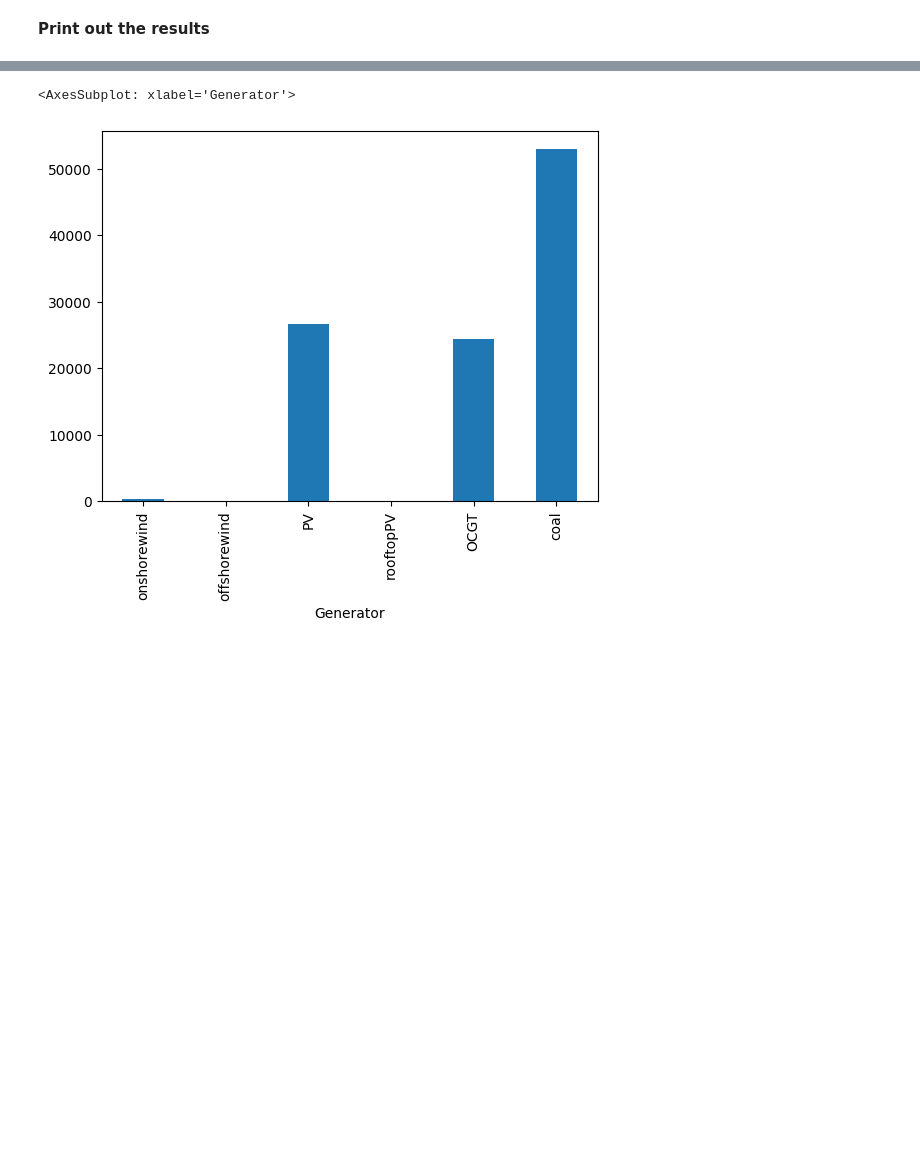
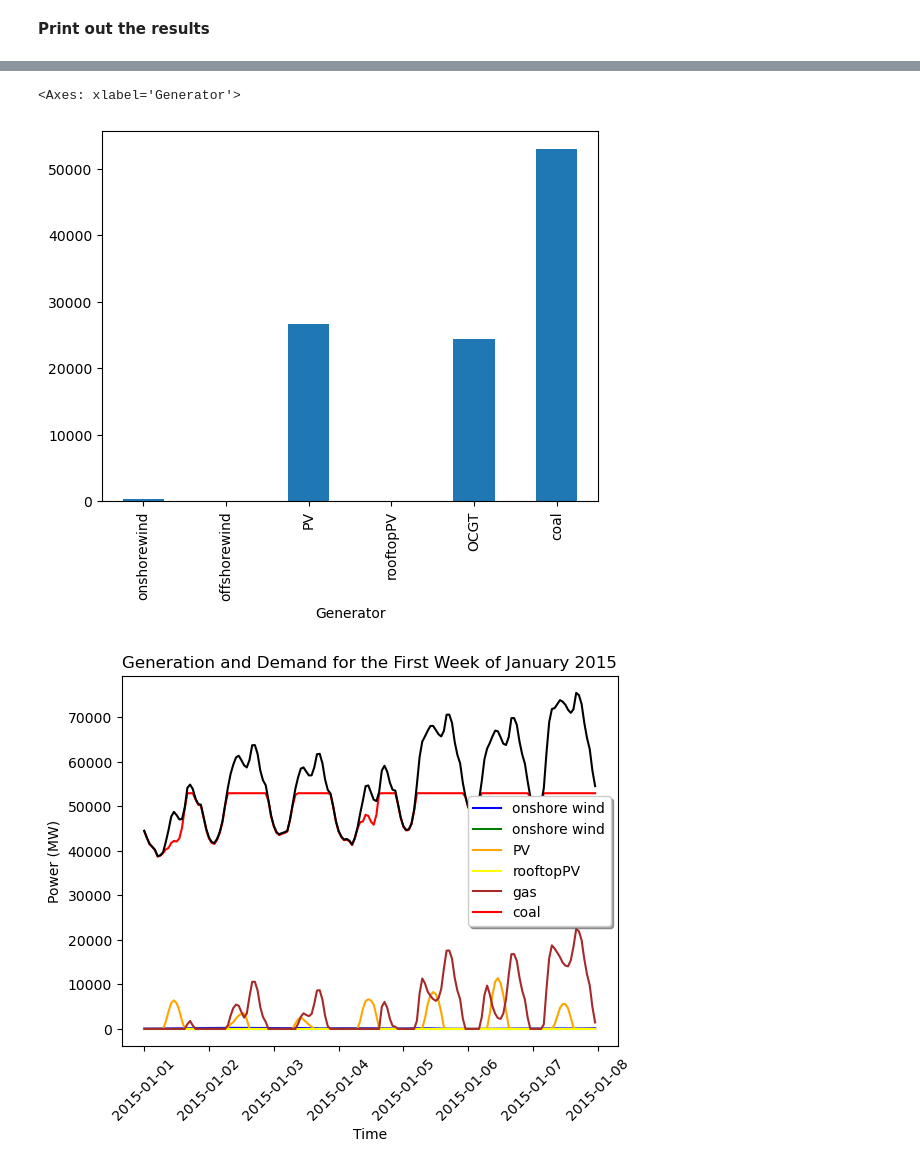
Before and after one commit to alex-catruc/IntegratedEG, a Jupyter notebook: Assignment.ipynb, the cells around one changed output, grey strips where cells are left out. Drawn from its saved outputs; the diff is of its cells as text; code cells hidden in the pictures; blank space fills up the shorter version.

```diff
--- a/Assignment.ipynb
+++ b/Assignment.ipynb
@@ -19,11 +22,11 @@ df_offshorewind = pd.read_csv('data/offshore_wind_1979-2017.csv', sep=';', index
 df_offshorewind.index = pd.to_datetime(df_offshorewind.index)
 
 # load large scale pv data
-df_pv = pd.read_csv('data\pv_optimal.csv', sep=';', index_col=0)
+df_pv = pd.read_csv('data/pv_optimal.csv', sep=';', index_col=0)
 df_pv.index = pd.to_datetime(df_pv.index)
 
 # load rooftop pv data
-df_rooftop = pd.read_csv('data\pv_rooftop.csv', sep=';', index_col=0)
+df_rooftop = pd.read_csv('data/pv_rooftop.csv', sep=';', index_col=0)
 df_rooftop.index = pd.to_datetime(df_rooftop.index)
 # %% [output]
 utc_time
@@ -218,5 +209,29 @@ Name: p_nom_opt, dtype: float64
 generators = network.generators.p_nom_opt # in MW
 generators.plot.bar()
 # %% [output]
-<AxesSubplot: xlabel='Generator'>
+<Axes: xlabel='Generator'>
 [figure]
+# %%
+# Plot dispatch for a week in winter
+start_date_1 = '2015-01-01'
+end_date_1 = '2015-01-07'
+week_1 = network.generators_t.p.loc[start_date_1:end_date_1]
+
+
+plt.plot(week_1['onshorewind'], color='blue', label='onshore wind')
+plt.plot(week_1['offshorewind'], color='green', label='onshore wind')
+plt.plot(week_1['PV'], color='orange', label='PV')
+plt.plot(week_1['rooftopPV'], color='yellow', label='rooftopPV')
+plt.plot(week_1['OCGT'], color='brown', label='gas')
+plt.plot(week_1['coal'], color='red', label='coal')
+plt.legend(fancybox=True, shadow=True, loc='best')
+plt.plot(network.loads_t.p['load'].loc[start_date_1:end_date_1], color='black', label='demand')
+plt.xlabel('Time')
+plt.ylabel('Power (MW)')
+plt.title('Generation and Demand for the First Week of January 2015')
+
+# Rotate x-axis labels
+plt.xticks(rotation=45)
+plt.show()
+# %% [output]
+[figure, added]
```
Also changed, not shown: parts of 10 cells of this notebook.
